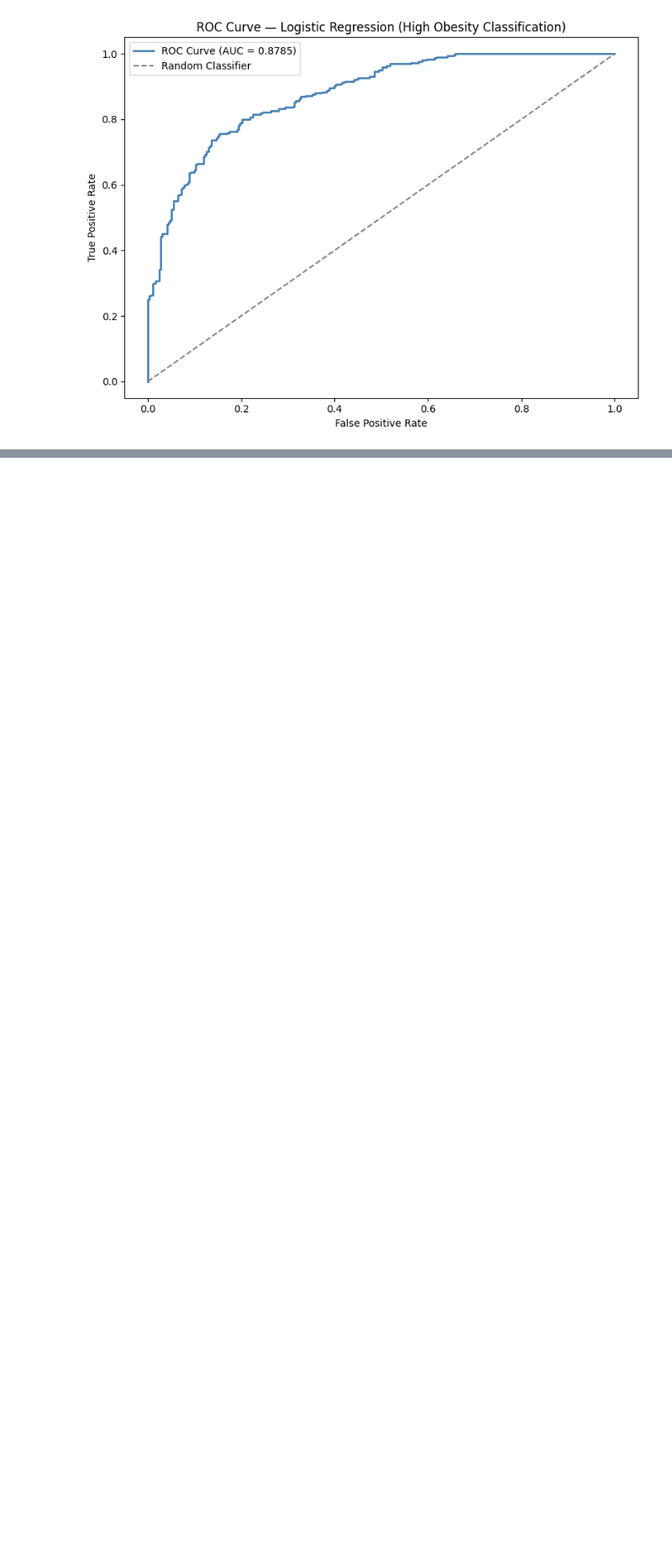
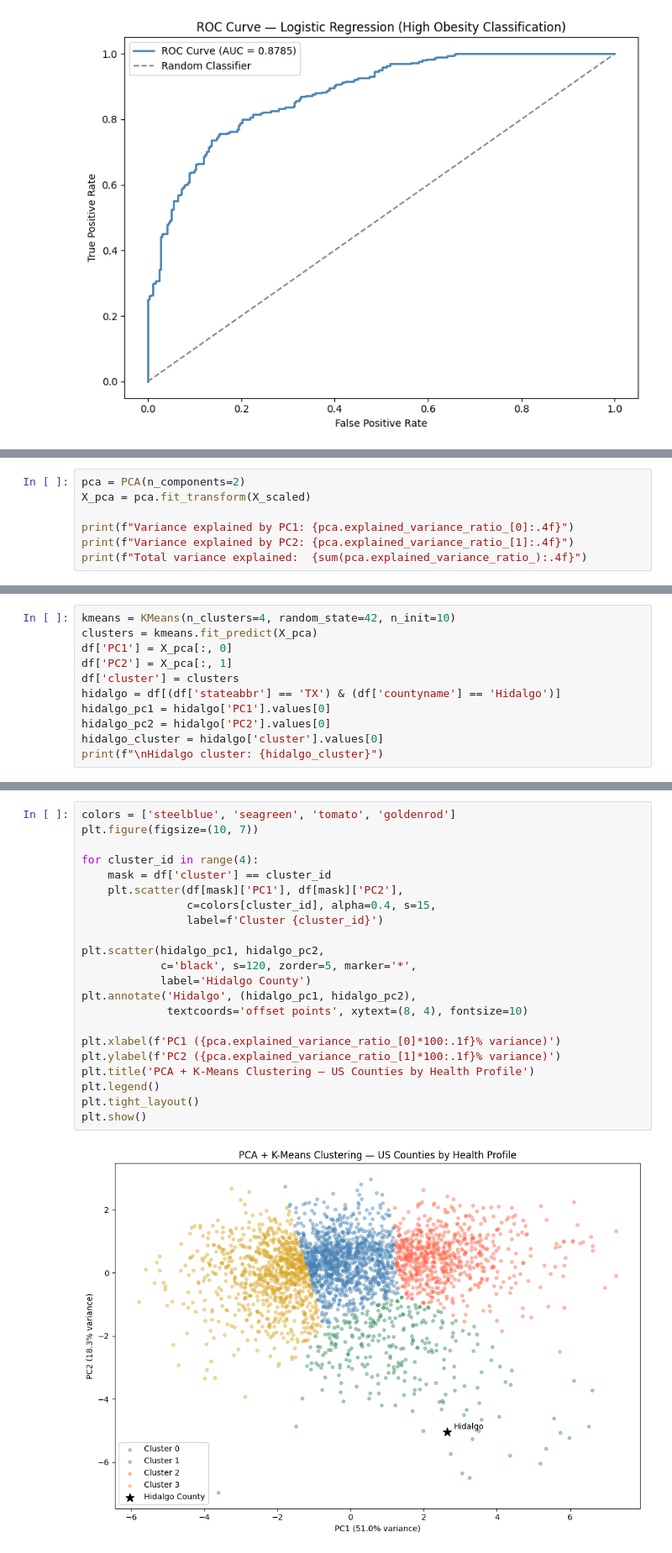
Before and after one commit to cedaco/RGV-Obesity-Project, a Jupyter notebook: Hidalgo_Obesity_Project.ipynb, the cells around one changed output, grey strips where cells are left out. Shown at 84% size. Drawn from its saved outputs; the diff is of its cells as text; blank space fills up the shorter version.

```diff
--- a/Hidalgo_Obesity_Project.ipynb
+++ b/Hidalgo_Obesity_Project.ipynb
@@ -201,0 +280,7 @@ plt.show()
+# %%
+pca = PCA(n_components=2)
+X_pca = pca.fit_transform(X_scaled)
+
+print(f"Variance explained by PC1: {pca.explained_variance_ratio_[0]:.4f}")
+print(f"Variance explained by PC2: {pca.explained_variance_ratio_[1]:.4f}")
+print(f"Total variance explained:  {sum(pca.explained_variance_ratio_):.4f}")
@@ -201,0 +291,11 @@ plt.show()
+# %%
+kmeans = KMeans(n_clusters=4, random_state=42, n_init=10)
+clusters = kmeans.fit_predict(X_pca)
+df['PC1'] = X_pca[:, 0]
+df['PC2'] = X_pca[:, 1]
+df['cluster'] = clusters
+hidalgo = df[(df['stateabbr'] == 'TX') & (df['countyname'] == 'Hidalgo')]
+hidalgo_pc1 = hidalgo['PC1'].values[0]
+hidalgo_pc2 = hidalgo['PC2'].values[0]
+hidalgo_cluster = hidalgo['cluster'].values[0]
+print(f"\nHidalgo cluster: {hidalgo_cluster}")
@@ -201,0 +304,24 @@ plt.show()
+# %%
+colors = ['steelblue', 'seagreen', 'tomato', 'goldenrod']
+plt.figure(figsize=(10, 7))
+
+for cluster_id in range(4):
+    mask = df['cluster'] == cluster_id
+    plt.scatter(df[mask]['PC1'], df[mask]['PC2'],
+                c=colors[cluster_id], alpha=0.4, s=15,
+                label=f'Cluster {cluster_id}')
+
+plt.scatter(hidalgo_pc1, hidalgo_pc2,
+            c='black', s=120, zorder=5, marker='*',
+            label='Hidalgo County')
+plt.annotate('Hidalgo', (hidalgo_pc1, hidalgo_pc2),
+             textcoords='offset points', xytext=(8, 4), fontsize=10)
+
+plt.xlabel(f'PC1 ({pca.explained_variance_ratio_[0]*100:.1f}% variance)')
+plt.ylabel(f'PC2 ({pca.explained_variance_ratio_[1]*100:.1f}% variance)')
+plt.title('PCA + K-Means Clustering — US Counties by Health Profile')
+plt.legend()
+plt.tight_layout()
+plt.show()
+# %% [output]
+[figure, added]
```
Also changed, not shown: parts of 16 cells of this notebook.
